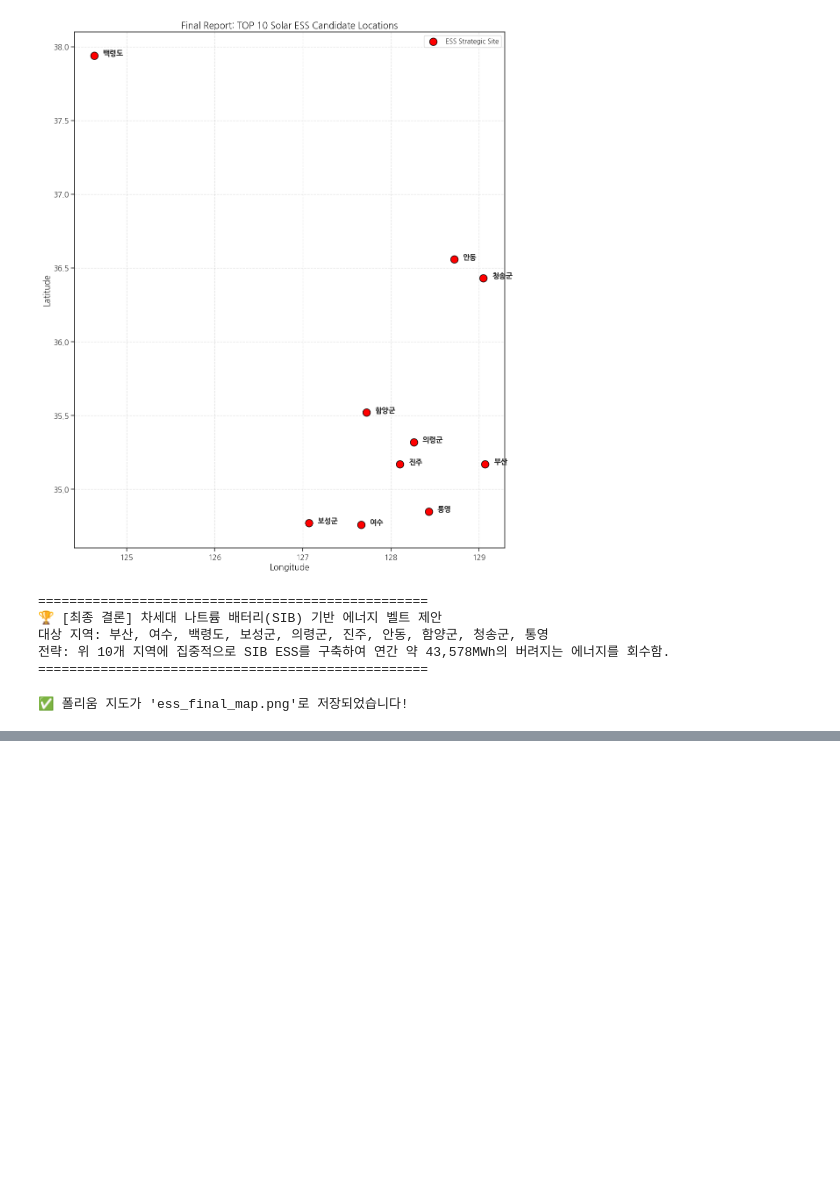
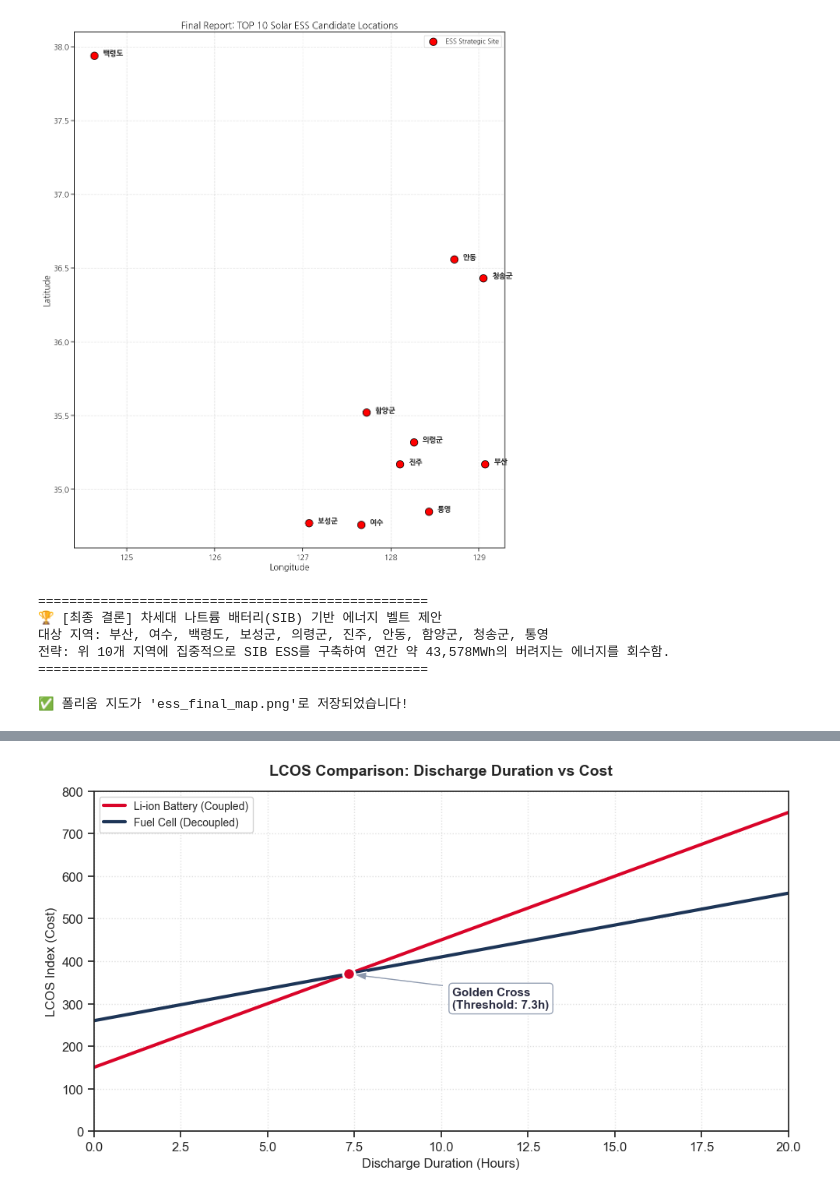
Before and after one commit to s2pray4u2s/seoul-pv-load-analysis, a Jupyter notebook: notebooks/1.ipynb, the cells around one changed output, grey strips where cells are left out. Cells and saved outputs as stored; diff of their text form; code cells hidden in the pictures; blank space fills up the shorter version.

Commit message:
portfolio_ver1_final

```diff
--- a/notebooks/1.ipynb
+++ b/notebooks/1.ipynb
@@ -26,7 +26,7 @@ sns.set_context("notebook")
 # ======================================
 # 2) Font (NanumGothic) — style 적용 후 "고정"
 # ======================================
-FONT_DIR = Path(r"E:\Portfolio_ver1\seoul_pv_load_analysis\fonts")
+FONT_DIR = Path(r"C:\Users\danawa\Desktop\Portfolio\Portfolio_ver1\fonts")
 FONT_PATH = FONT_DIR / "NanumGothic.ttf"
 
 if not FONT_PATH.exists():
@@ -341,0 +577,56 @@ print("✅ 폴리움 지도가 'ess_final_map.png'로 저장되었습니다!")
+# %%
+import matplotlib.pyplot as plt
+import numpy as np
+
+# 데이터 설정 (논리적 정합성을 위해 7.3시간에 교차하도록 설정)
+hours = np.linspace(0, 24, 100)
+# 배터리: 초기비용 낮음(150), 시간당 비용 상승 큼(30) -> 기울기 급함
+lcos_battery = 150 + 30 * hours
+# 연료전지: 초기비용 높음(260), 시간당 비용 상승 작음(15) -> 기울기 완만
+# 교차점 계산: 150 + 30x = 260 + 15x  -> 15x = 110 -> x = 7.33
+lcos_fuelcell = 260 + 15 * hours
+
+# 7.3시간 지점 좌표 (Golden Cross)
+cross_x = 7.33
+cross_y = 150 + 30 * cross_x
+
+# 그래프 스타일 설정 (포트폴리오 톤앤매너: 깔끔, 전문적)
+plt.figure(figsize=(10, 5.5)) # Slide 19의 좌측 영역 비율 고려
+plt.rcParams['font.family'] = 'sans-serif'
+plt.rcParams['font.size'] = 10
+
+# 1. 라인 그리기
+# 배터리: 붉은 계열 (경고, 비용 급증 느낌)
+plt.plot(hours, lcos_battery, label='Li-ion Battery (Coupled)', color='#D90429', linewidth=3)
+# 연료전지: 푸른 계열 (안정, 솔루션 느낌)
+plt.plot(hours, lcos_fuelcell, label='Fuel Cell (Decoupled)', color='#1D3557', linewidth=3)
+
+# 2. Golden Cross 포인트 (Anchor Point 스타일)
+plt.scatter(cross_x, cross_y, color='#D90429', s=120, zorder=5, edgecolors='white', linewidth=2)
+
+# 3. 화살표 및 텍스트 (Slide 19의 붉은 화살표 스타일 재현)
+plt.annotate(f'Golden Cross\n(Threshold: {cross_x:.1f}h)',
+             xy=(cross_x, cross_y),
+             xytext=(cross_x + 3, cross_y - 80),
+             arrowprops=dict(facecolor='#8D99AE', shrink=0.05, width=2, headwidth=8),
+             fontsize=11, fontweight='bold', color='#2B2D42',
+             bbox=dict(boxstyle="round,pad=0.3", fc="white", ec="#8D99AE", alpha=0.9))
+
+# 4. 축 및 그리드 설정
+plt.title('LCOS Comparison: Discharge Duration vs Cost', fontsize=14, fontweight='bold', pad=15)
+plt.xlabel('Discharge Duration (Hours)', fontsize=12)
+plt.ylabel('LCOS Index (Cost)', fontsize=12)
+plt.xlim(0, 20)
+plt.ylim(0, 800)
+
+# 깔끔한 그리드 (회색 점선)
+plt.grid(True, linestyle=':', alpha=0.6)
+
+# 범례
+plt.legend(loc='upper left', fontsize=10, frameon=True, framealpha=1, edgecolor='lightgray')
+
+plt.tight_layout()
+plt.savefig('slide1_lcos_graph.png', dpi=300) # 고화질 저장
+plt.show()
+# %% [output]
+[figure, added]
```
Also changed, not shown: parts of 10 cells of this notebook, 37 other files.
